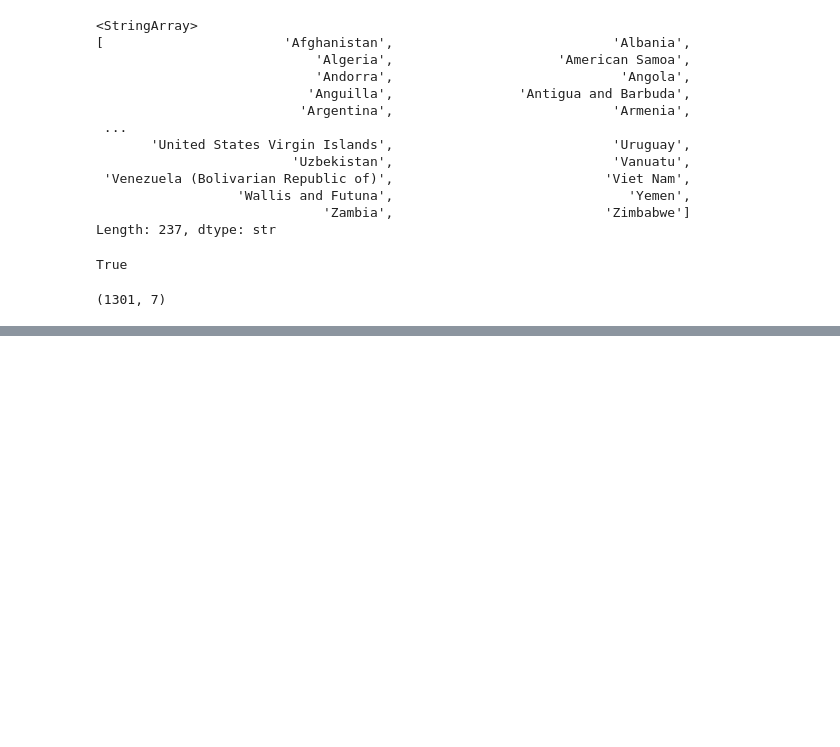
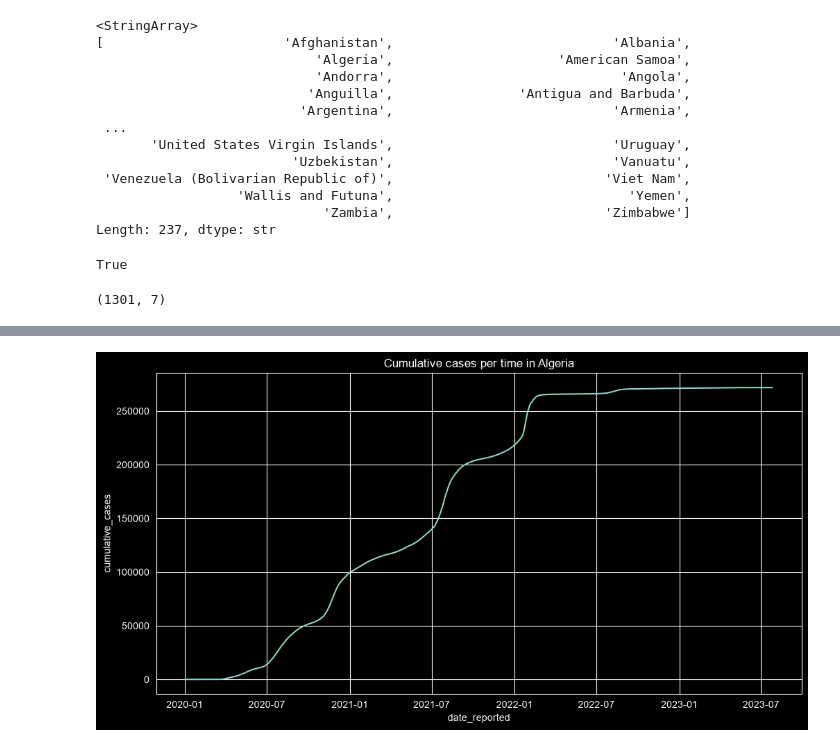
Before and after one commit to shea3booo/Covid-19-EDA, a Jupyter notebook: Covid_19.ipynb, the cells around one changed output, grey strips where cells are left out. Saved outputs shown, nothing was run; the diff lists cells and outputs as text; code cells hidden in the pictures; blank space fills up the shorter version.

```diff
--- a/Covid_19.ipynb
+++ b/Covid_19.ipynb
@@ -185,0 +202,5 @@ df['Egypt' == df.country].shape
+# %%
+def compute_cumulative_cases(country):
+    plt.figure(figsize=(12,6))
+    sns.lineplot(x='date_reported', y='cumulative_cases',data= df[df.country == country])
+    plt.title(f'Cumulative cases per time in {country}')
@@ -185,0 +215,4 @@ df['Egypt' == df.country].shape
+# %%
+compute_cumulative_cases('Algeria')
+# %% [output]
+[figure, added]
```
Also changed, not shown: parts of 10 cells of this notebook.
